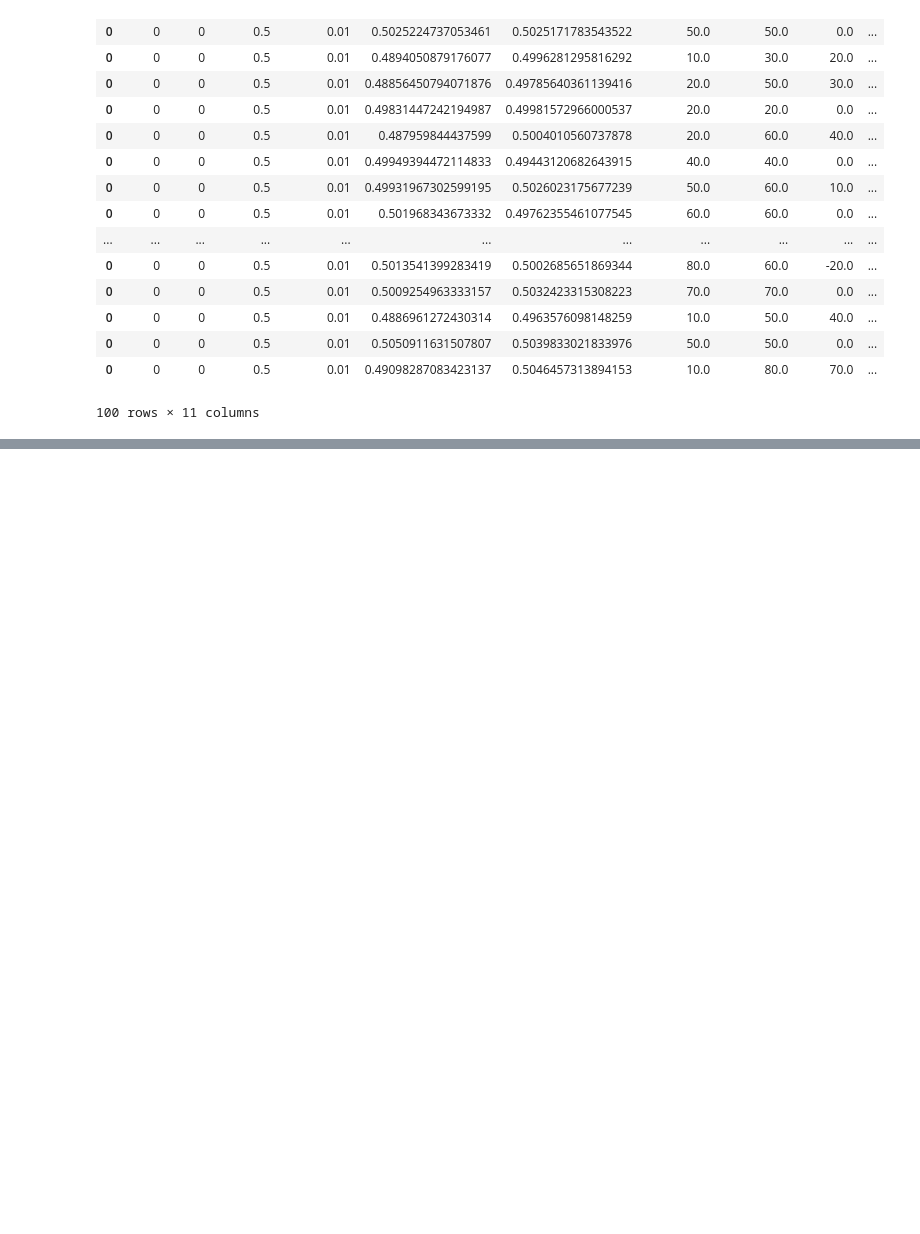
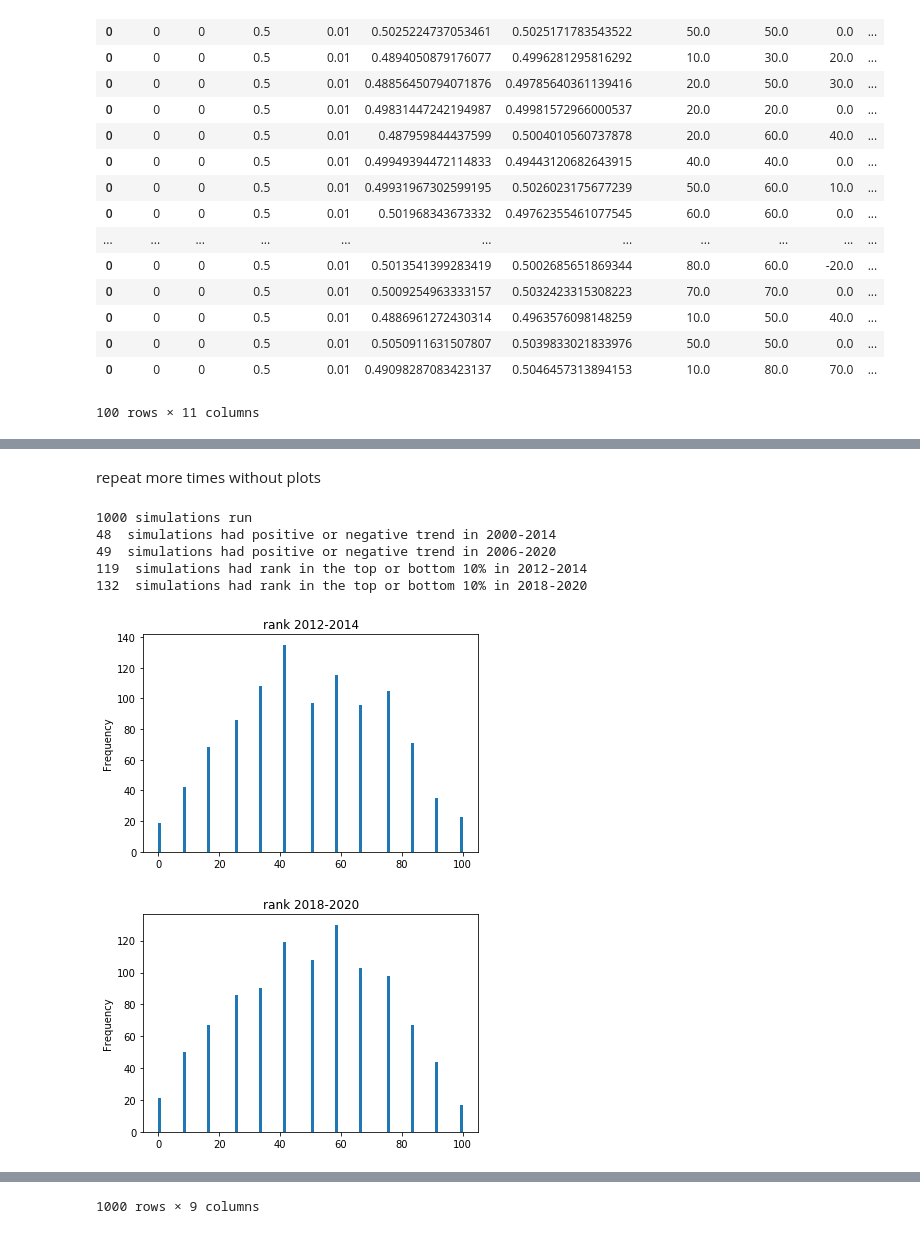
Before and after one commit to juan-guerschman/GPG, a Jupyter notebook: land productivity State analysis.ipynb, the cells around one changed output, grey strips where cells are left out. Saved outputs shown, nothing was run; the diff lists cells and outputs as text; code cells hidden in the pictures; blank space fills up the shorter version.

```diff
--- a/land productivity State analysis.ipynb
+++ b/land productivity State analysis.ipynb
@@ -177,0 +358,47 @@ results
+# %% [markdown]
+repeat more times without plots
+# %%
+results = pd.DataFrame()
+
+simulations = 1000
+for i in range(simulations):
+    df = pd.DataFrame()
+    df['year']= np.arange(2000, 2021)
+    df.index= pd.date_range(start='2000', end='2021', freq='1Y')
+    df['ndvi'] = slope * (df['year']-2000) + np.random.normal(rand_mu, rand_sigma, 21)
+
+    #print('ndvi 2000-2009 sorted', df.loc['2000':'2009', 'ndvi'].sort_values())
+
+    mean_12_14 = df.loc['2012':'2014', 'ndvi'].mean()
+    rank_12_14 = stats.percentileofscore(df.loc['2000':'2011', 'ndvi'], mean_12_14)
+    mean_18_20 = df.loc['2018':'2020', 'ndvi'].mean()
+    rank_18_20 = stats.percentileofscore(df.loc['2006':'2017', 'ndvi'], mean_18_20)
+
+    trend_2000_2014, h, p, z, Tau, s, var_s, slope_2000_2014, intercept_2000_2014 = mk.original_test(df.loc['2000':'2015', 'ndvi'])
+    trend_2006_2020, h, p, z, Tau, s, var_s, slope_2006_2020, intercept_2006_2020 = mk.original_test(df.loc['2006':'2020', 'ndvi'])
+
+    df_result = pd.DataFrame(np.array([[slope,rand_mu,rand_sigma,mean_12_14,mean_18_20,rank_12_14,rank_18_20,trend_2000_2014,trend_2006_2020]]),
+                      columns=['slope','rand_mu','rand_sigma','mean_12_14','mean_18_20','rank_12_14','rank_18_20','trend_2000_2014','trend_2006_2020'])
+    results=results.append(df_result)
+
+print(simulations, 'simulations run')
+print(results.loc[results['trend_2000_2014'] != 'no trend', 'trend_2000_2014'].count(), ' simulations had positive or negative trend in 2000-2014')
+print(results.loc[results['trend_2006_2020'] != 'no trend', 'trend_2006_2020'].count(), ' simulations had positive or negative trend in 2006-2020')
+print(results.loc[(results['rank_12_14'].astype(float) < 10) |
+                  (results['rank_12_14'].astype(float) > 90), 'rank_12_14'].count(), ' simulations had rank in the top or bottom 10% in 2012-2014')
+print(results.loc[(results['rank_18_20'].astype(float) < 10) |
+                  (results['rank_18_20'].astype(float) > 90), 'rank_18_20'].count(), ' simulations had rank in the top or bottom 10% in 2018-2020')
+results['rank_12_14'].astype(float).plot.hist(bins=100, title='rank 2012-2014')
+plt.show()
+results['rank_18_20'].astype(float).plot.hist(bins=100, title='rank 2018-2020')
+plt.show()
+
+results
+# %% [output]
+1000 simulations run
+48  simulations had positive or negative trend in 2000-2014
+49  simulations had positive or negative trend in 2006-2020
+119  simulations had rank in the top or bottom 10% in 2012-2014
+132  simulations had rank in the top or bottom 10% in 2018-2020
+[figure, added]
+[figure, added]
@@ -177,0 +422 @@ results
+1000 rows × 9 columns
```
Also changed, not shown: parts of 7 cells of this notebook.
